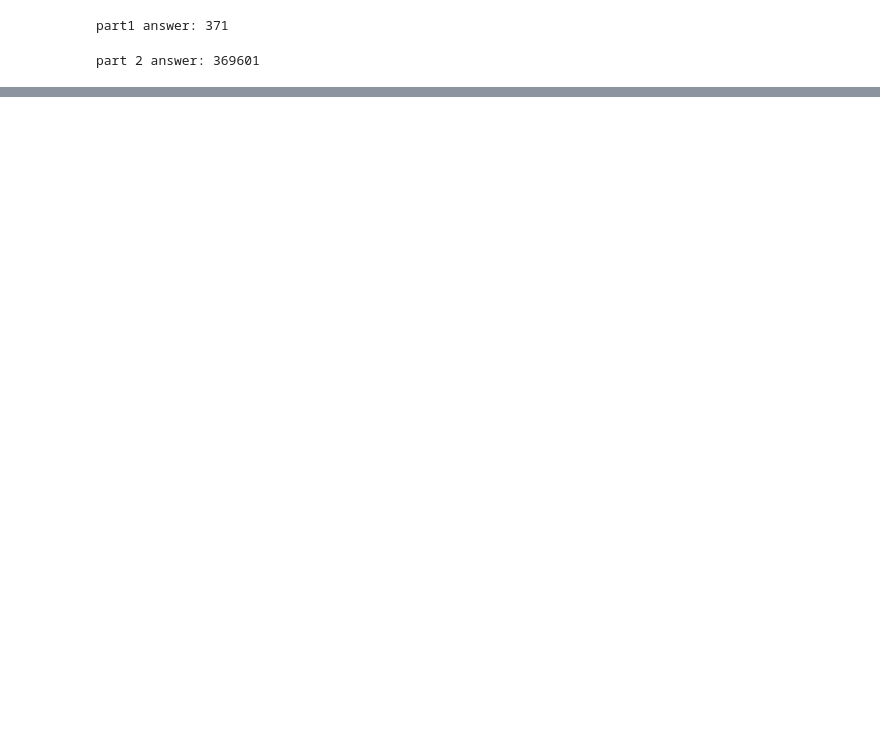
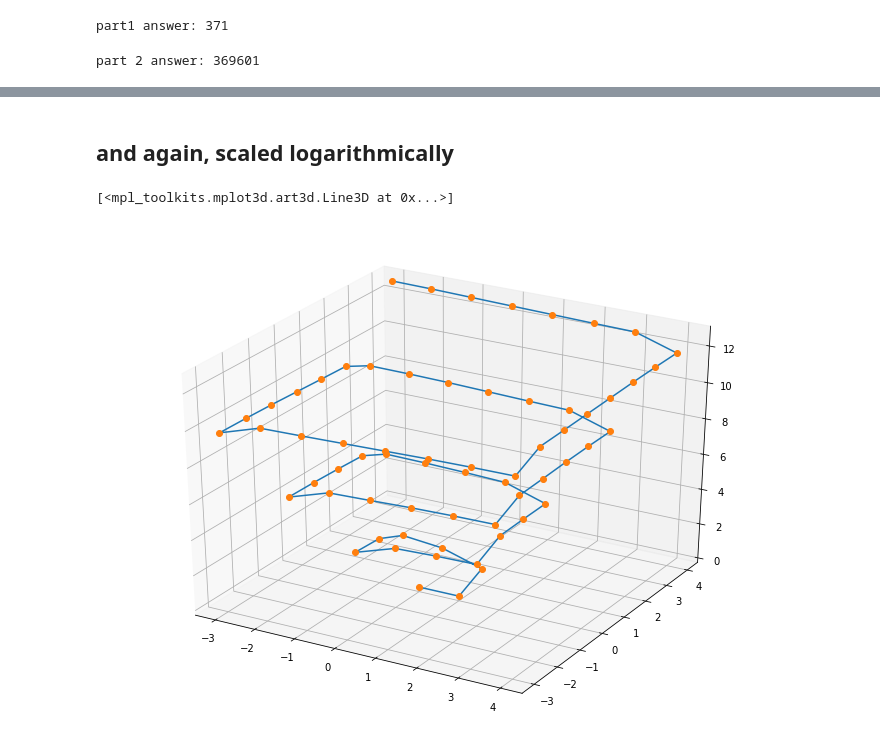
Before and after one commit to MarkNOakden/AdventOfCode, a Jupyter notebook: 17/03/day03.ipynb, the cells around one changed output, grey strips where cells are left out. Cells and saved outputs as stored; diff of their text form; code cells hidden in the pictures; blank space fills up the shorter version.

```diff
--- a/17/03/day03.ipynb
+++ b/17/03/day03.ipynb
@@ -68,0 +108,10 @@ part 2 answer: 369601
+# %% [markdown]
+## and again, scaled logarithmically
+# %%
+fig = plt.figure(figsize=(12,9))
+ax = fig.add_subplot(111, projection='3d')
+ax.plot(df.x, df.y, np.log(df.z))
+ax.plot(df.x, df.y, np.log(df.z), 'o')
+# %% [output]
+[<mpl_toolkits.mplot3d.art3d.Line3D at 0x...>]
+[figure, added]
```
Also changed, not shown: parts of 8 cells of this notebook.
